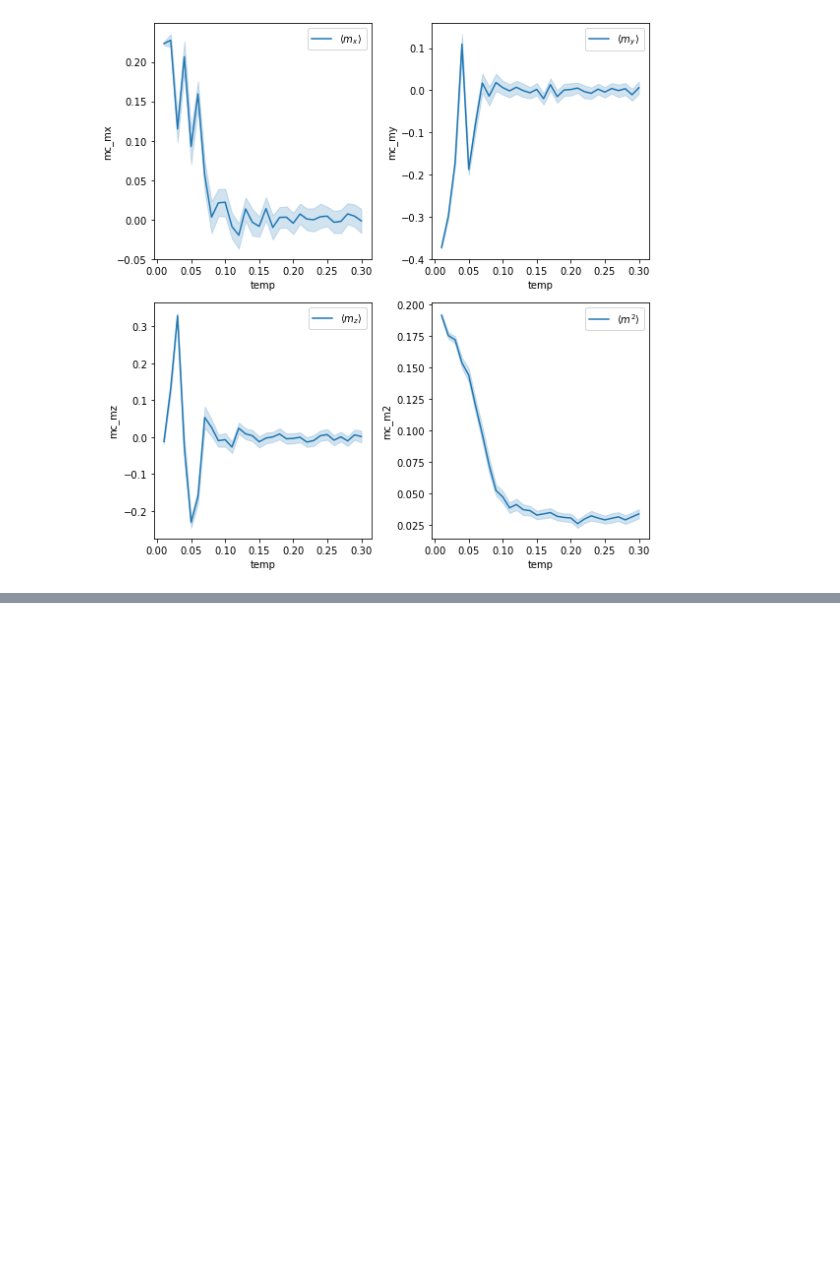
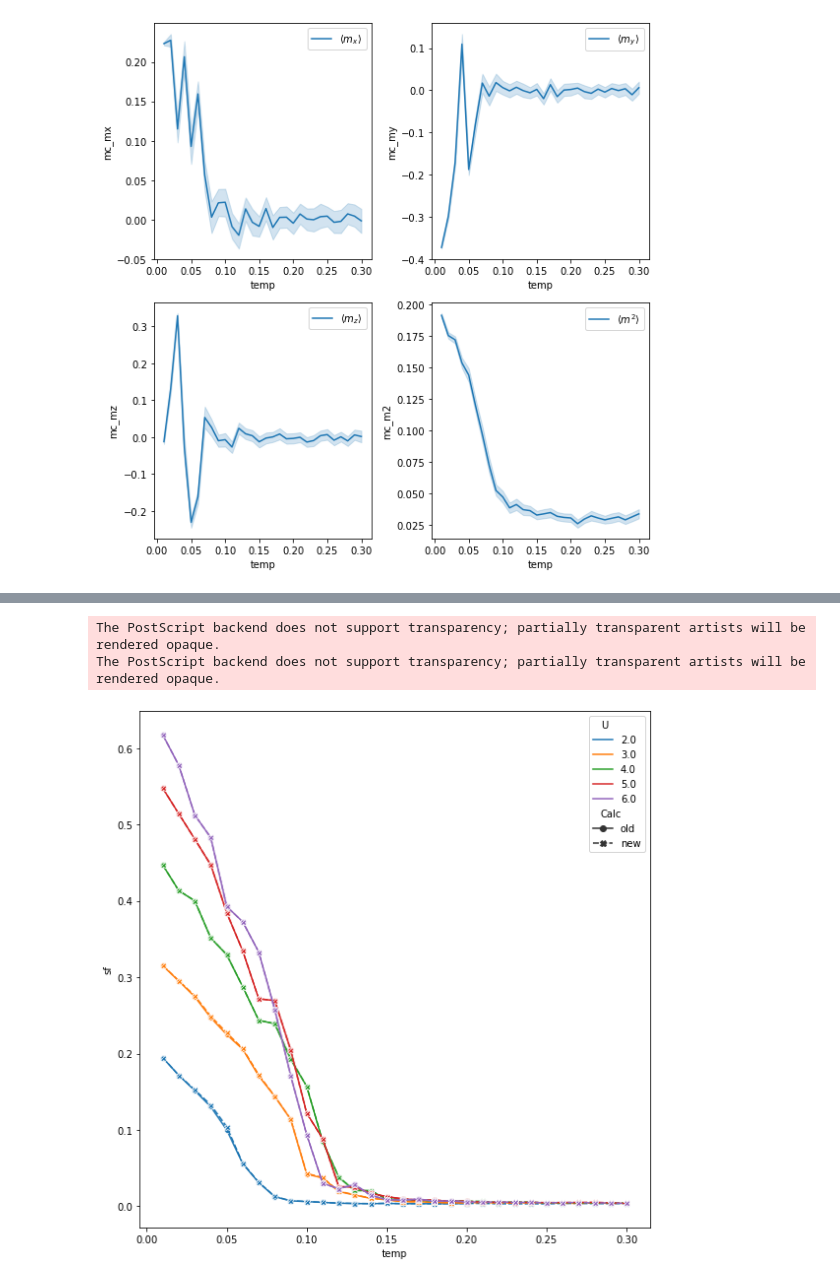
Before and after one commit to Shashi1a/tca_ptca, a Jupyter notebook: spinspincorr.ipynb, the cells around one changed output, grey strips where cells are left out. Cells and saved outputs as stored; diff of their text form; code cells hidden in the pictures; blank space fills up the shorter version.

```diff
--- a/spinspincorr.ipynb
+++ b/spinspincorr.ipynb
@@ -474,0 +535,8 @@ fig.show()
+# %%
+dfU2 = pd.read_csv('U2.0/magstrucfac.csv',index_col=[0]);dfU2['U'] = 2*np.ones(dfU2.shape[0])
+dfU3 = pd.read_csv('U3.0/magstrucfac.csv',index_col=[0]);dfU3['U'] = 3*np.ones(dfU3.shape[0])
+dfU4 = pd.read_csv('U4.0/magstrucfac.csv',index_col=[0]);dfU4['U'] = 4*np.ones(dfU4.shape[0])
+dfU5 = pd.read_csv('U5.0/magstrucfac.csv',index_col=[0]);dfU5['U'] = 5*np.ones(dfU5.shape[0])
+dfU6 = pd.read_csv('U6.0/magstrucfac.csv',index_col=[0]);dfU6['U'] = 6*np.ones(dfU6.shape[0])
+# %%
+data2_df = pd.concat([dfU2,dfU3,dfU4,dfU5,dfU6])
@@ -474,0 +552,17 @@ fig.show()
+# %%
+data2_df['Calc'] = 'new'
+data_df['Calc']='old'
+combined_df = pd.concat([data_df,data2_df])
+# %%
+f = plt.figure(figsize=(8,8))
+palette = sns.color_palette("tab10", 5)
+
+sns.lineplot(x='temp',y='sf',hue='U',data=combined_df,\
+                markers=True,palette=palette,style='Calc')
+plt.savefig('output.eps',dpi=400)
+plt.tight_layout()
+plt.show()
+# %% [output]
+The PostScript backend does not support transparency; partially transparent artists will be rendered opaque.
+The PostScript backend does not support transparency; partially transparent artists will be rendered opaque.
+[figure, added]
```
Also changed, not shown: parts of 11 cells of this notebook.
